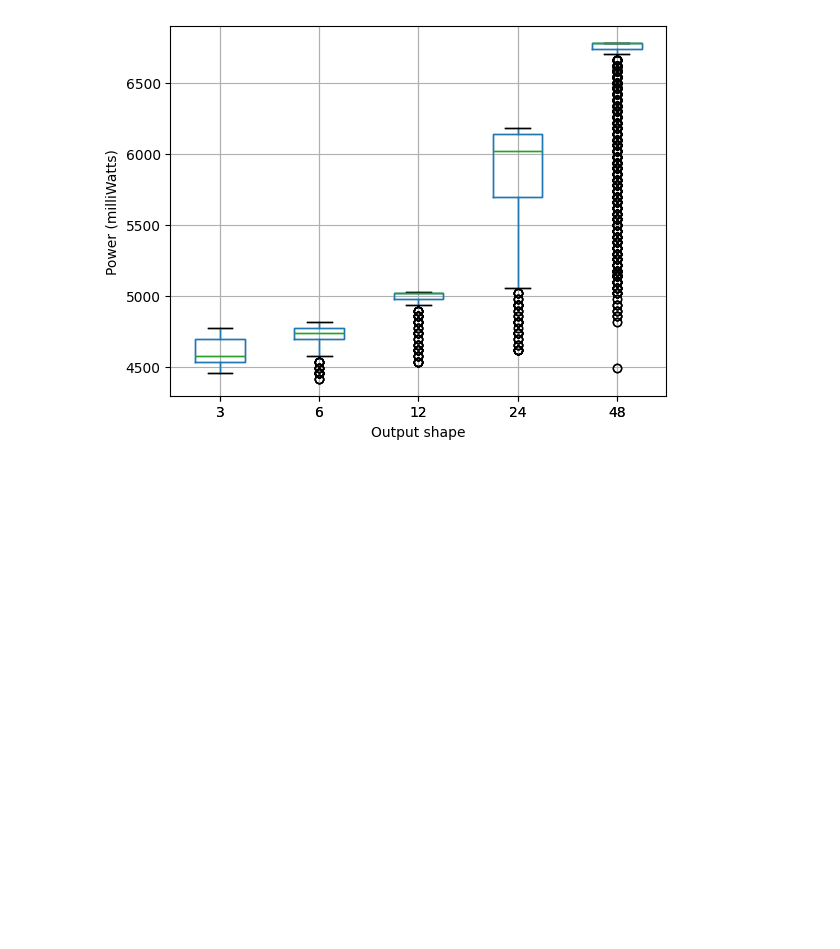
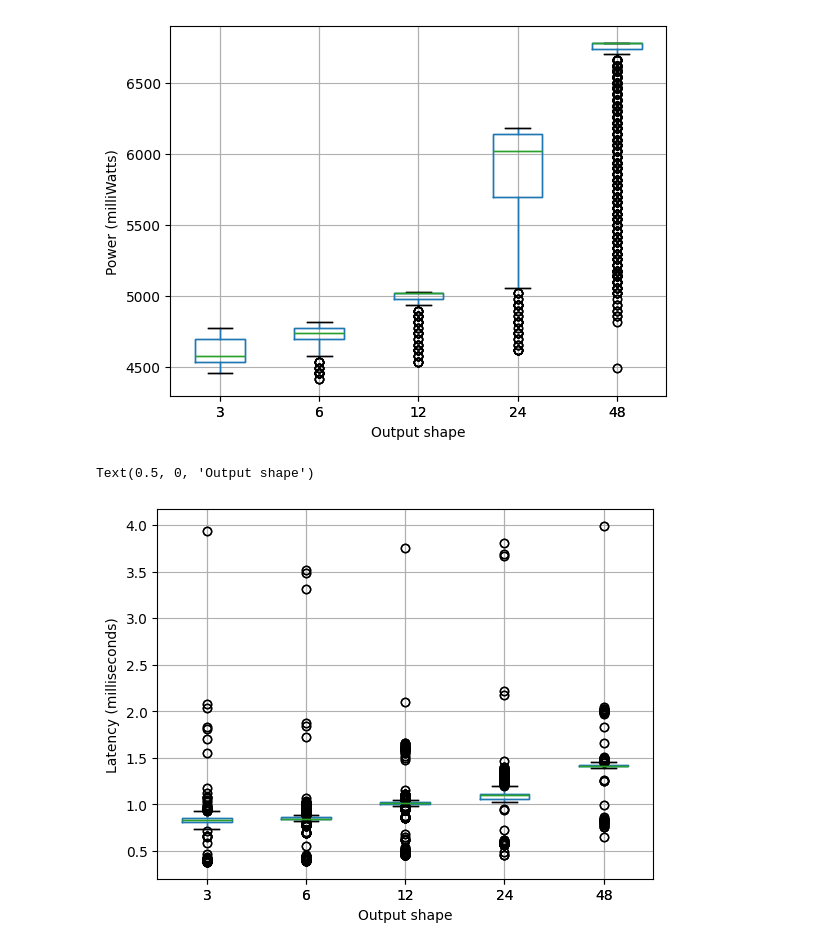
Before and after one commit to fuzzylabs/edge-vision-power-estimation, a Jupyter notebook: jetson/power_logging/notebooks/explore_pt_output_single_conv_layer.ipynb, the cells around one changed output. Cells and saved outputs as stored; diff of their text form; code cells hidden in the pictures; blank space fills up the shorter version.

```diff
--- a/jetson/power_logging/notebooks/explore_pt_output_single_conv_layer.ipynb
+++ b/jetson/power_logging/notebooks/explore_pt_output_single_conv_layer.ipynb
@@ -355,3 +355,24 @@ df.boxplot().set_xlabel('Output shape')
 # %% [output]
 Text(0.5, 0, 'Output shape')
 [figure]
+# %%
+df = pd.concat(
+    [
+        metrics_df_k1["layer_run_time"],
+        metrics_df_k2["layer_run_time"],
+        metrics_df_k3["layer_run_time"],
+        metrics_df_k4["layer_run_time"],
+        metrics_df_k5["layer_run_time"],
+    ],
+    axis=1,
+)
+
+# set column names (will be displayed as plot labels)
+df.columns = ['3', '6', '12', '24', '48']
+
+# use pandas' boxplot method
+df.boxplot().set_ylabel('Latency (milliseconds)')
+df.boxplot().set_xlabel('Output shape')
+# %% [output]
+Text(0.5, 0, 'Output shape')
+[figure, added]
```
Also changed, not shown: parts of 1 cell of this notebook, 6 other files.
